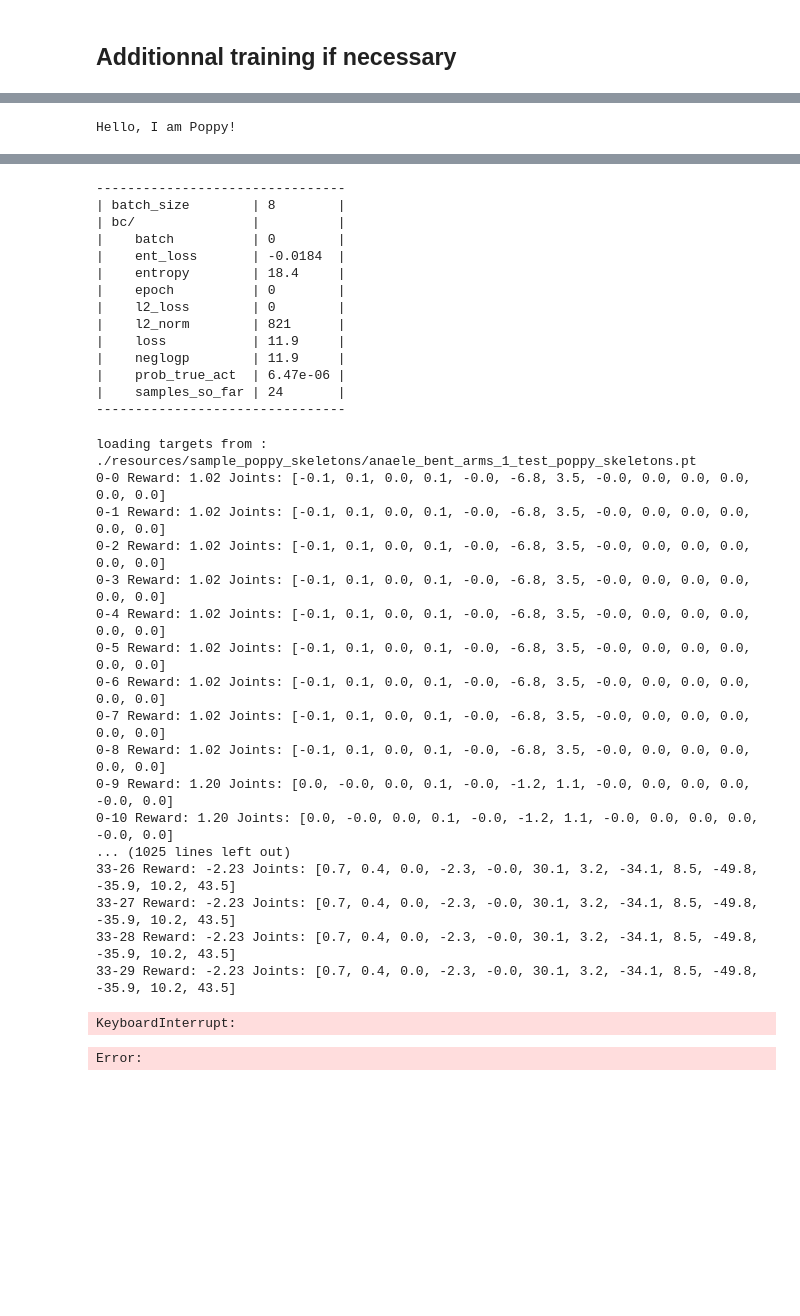
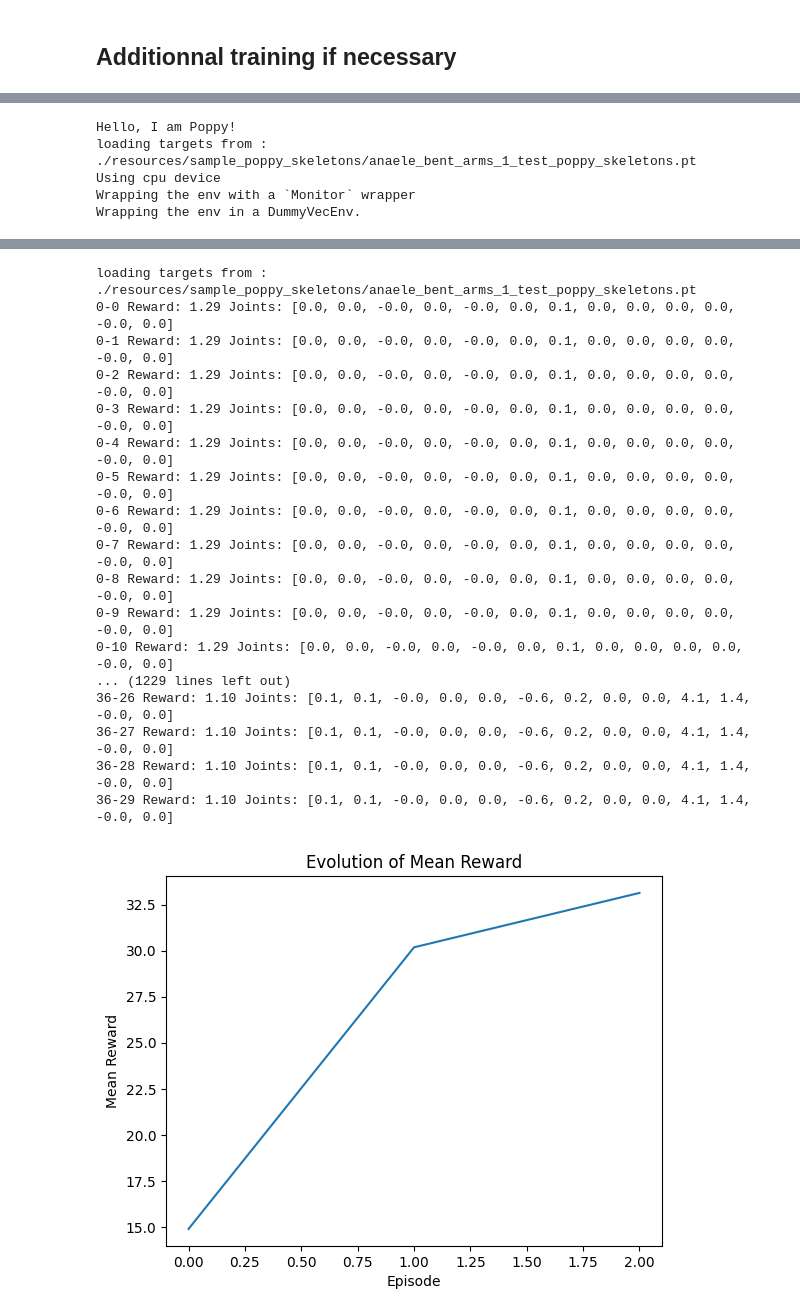
Before and after one commit to anaele-paris/Poppy, a Jupyter notebook: poppy_project_submission/Poppy_final_RL.ipynb, the cells around one changed output, grey strips where cells are left out. Cells and saved outputs as stored; diff of their text form; code cells hidden in the pictures; blank space fills up the shorter version.

```diff
--- a/poppy_project_submission/Poppy_final_RL.ipynb
+++ b/poppy_project_submission/Poppy_final_RL.ipynb
@@ -556,11 +556,12 @@ plt.show()
 # %%
-from Poppy_Env_edouard_anaele import PoppyEnv
+from Poppy_Env_final import PoppyEnv
+from imitation.algorithms import bc
+from imitation.data import types
 from stable_baselines3.common.vec_env import DummyVecEnv
 from stable_baselines3 import PPO
-from imitation.algorithms import bc
 import numpy as np
+import matplotlib.pyplot as plt
 import torch
-from imitation.data import types
 
 device = "cuda" if torch.cuda.is_available() else "cpu"
 
@@ -618,7 +619,7 @@ imitation = bc.BC(
 
 imitation.train(n_epochs=500)
 
-def evaluate_model(model, env, num_episodes=10):
+def evaluate_model(model, env, num_episodes=3):
     episode_rewards = []
     for _ in range(num_episodes):
         obs = env.reset()
@@ -647,3 +648,7 @@ plt.title('Evolution of Mean Reward')
 plt.show()
 # %% [output]
 Hello, I am Poppy!
+loading targets from :  ./resources/sample_poppy_skeletons/anaele_bent_arms_1_test_poppy_skeletons.pt
+Using cpu device
+Wrapping the env with a `Monitor` wrapper
+Wrapping the env in a DummyVecEnv.
@@ -654,33 +669,18 @@ Wrapping the env in a DummyVecEnv.
---------------------------------
-| batch_size        | 8        |
-| bc/               |          |
-|    batch          | 0        |
-|    ent_loss       | -0.0184  |
-|    entropy        | 18.4     |
-|    epoch          | 0        |
-|    l2_loss        | 0        |
-|    l2_norm        | 821      |
-|    loss           | 11.9     |
-|    neglogp        | 11.9     |
-|    prob_true_act  | 6.47e-06 |
-|    samples_so_far | 24       |
---------------------------------
+loading targets from :  ./resources/sample_poppy_skeletons/anaele_bent_arms_1_test_poppy_skeletons.pt
+0-0 Reward: 1.29 Joints: [0.0, 0.0, -0.0, 0.0, -0.0, 0.0, 0.1, 0.0, 0.0, 0.0, 0.0, -0.0, 0.0]
+0-1 Reward: 1.29 Joints: [0.0, 0.0, -0.0, 0.0, -0.0, 0.0, 0.1, 0.0, 0.0, 0.0, 0.0, -0.0, 0.0]
+0-2 Reward: 1.29 Joints: [0.0, 0.0, -0.0, 0.0, -0.0, 0.0, 0.1, 0.0, 0.0, 0.0, 0.0, -0.0, 0.0]
+0-3 Reward: 1.29 Joints: [0.0, 0.0, -0.0, 0.0, -0.0, 0.0, 0.1, 0.0, 0.0, 0.0, 0.0, -0.0, 0.0]
+0-4 Reward: 1.29 Joints: [0.0, 0.0, -0.0, 0.0, -0.0, 0.0, 0.1, 0.0, 0.0, 0.0, 0.0, -0.0, 0.0]
+0-5 Reward: 1.29 Joints: [0.0, 0.0, -0.0, 0.0, -0.0, 0.0, 0.1, 0.0, 0.0, 0.0, 0.0, -0.0, 0.0]
+0-6 Reward: 1.29 Joints: [0.0, 0.0, -0.0, 0.0, -0.0, 0.0, 0.1, 0.0, 0.0, 0.0, 0.0, -0.0, 0.0]
+0-7 Reward: 1.29 Joints: [0.0, 0.0, -0.0, 0.0, -0.0, 0.0, 0.1, 0.0, 0.0, 0.0, 0.0, -0.0, 0.0]
+0-8 Reward: 1.29 Joints: [0.0, 0.0, -0.0, 0.0, -0.0, 0.0, 0.1, 0.0, 0.0, 0.0, 0.0, -0.0, 0.0]
+0-9 Reward: 1.29 Joints: [0.0, 0.0, -0.0, 0.0, -0.0, 0.0, 0.1, 0.0, 0.0, 0.0, 0.0, -0.0, 0.0]
+0-10 Reward: 1.29 Joints: [0.0, 0.0, -0.0, 0.0, -0.0, 0.0, 0.1, 0.0, 0.0, 0.0, 0.0, -0.0, 0.0]
+... (1229 lines left out)
+36-26 Reward: 1.10 Joints: [0.1, 0.1, -0.0, 0.0, 0.0, -0.6, 0.2, 0.0, 0.0, 4.1, 1.4, -0.0, 0.0]
+36-27 Reward: 1.10 Joints: [0.1, 0.1, -0.0, 0.0, 0.0, -0.6, 0.2, 0.0, 0.0, 4.1, 1.4, -0.0, 0.0]
+36-28 Reward: 1.10 Joints: [0.1, 0.1, -0.0, 0.0, 0.0, -0.6, 0.2, 0.0, 0.0, 4.1, 1.4, -0.0, 0.0]
+36-29 Reward: 1.10 Joints: [0.1, 0.1, -0.0, 0.0, 0.0, -0.6, 0.2, 0.0, 0.0, 4.1, 1.4, -0.0, 0.0]
-loading targets from :  ./resources/sample_poppy_skeletons/anaele_bent_arms_1_test_poppy_skeletons.pt
-0-0 Reward: 1.02 Joints: [-0.1, 0.1, 0.0, 0.1, -0.0, -6.8, 3.5, -0.0, 0.0, 0.0, 0.0, 0.0, 0.0]
-0-1 Reward: 1.02 Joints: [-0.1, 0.1, 0.0, 0.1, -0.0, -6.8, 3.5, -0.0, 0.0, 0.0, 0.0, 0.0, 0.0]
-0-2 Reward: 1.02 Joints: [-0.1, 0.1, 0.0, 0.1, -0.0, -6.8, 3.5, -0.0, 0.0, 0.0, 0.0, 0.0, 0.0]
-0-3 Reward: 1.02 Joints: [-0.1, 0.1, 0.0, 0.1, -0.0, -6.8, 3.5, -0.0, 0.0, 0.0, 0.0, 0.0, 0.0]
-0-4 Reward: 1.02 Joints: [-0.1, 0.1, 0.0, 0.1, -0.0, -6.8, 3.5, -0.0, 0.0, 0.0, 0.0, 0.0, 0.0]
-0-5 Reward: 1.02 Joints: [-0.1, 0.1, 0.0, 0.1, -0.0, -6.8, 3.5, -0.0, 0.0, 0.0, 0.0, 0.0, 0.0]
-0-6 Reward: 1.02 Joints: [-0.1, 0.1, 0.0, 0.1, -0.0, -6.8, 3.5, -0.0, 0.0, 0.0, 0.0, 0.0, 0.0]
-0-7 Reward: 1.02 Joints: [-0.1, 0.1, 0.0, 0.1, -0.0, -6.8, 3.5, -0.0, 0.0, 0.0, 0.0, 0.0, 0.0]
-0-8 Reward: 1.02 Joints: [-0.1, 0.1, 0.0, 0.1, -0.0, -6.8, 3.5, -0.0, 0.0, 0.0, 0.0, 0.0, 0.0]
-0-9 Reward: 1.20 Joints: [0.0, -0.0, 0.0, 0.1, -0.0, -1.2, 1.1, -0.0, 0.0, 0.0, 0.0, -0.0, 0.0]
-0-10 Reward: 1.20 Joints: [0.0, -0.0, 0.0, 0.1, -0.0, -1.2, 1.1, -0.0, 0.0, 0.0, 0.0, -0.0, 0.0]
-... (1025 lines left out)
-33-26 Reward: -2.23 Joints: [0.7, 0.4, 0.0, -2.3, -0.0, 30.1, 3.2, -34.1, 8.5, -49.8, -35.9, 10.2, 43.5]
-33-27 Reward: -2.23 Joints: [0.7, 0.4, 0.0, -2.3, -0.0, 30.1, 3.2, -34.1, 8.5, -49.8, -35.9, 10.2, 43.5]
-33-28 Reward: -2.23 Joints: [0.7, 0.4, 0.0, -2.3, -0.0, 30.1, 3.2, -34.1, 8.5, -49.8, -35.9, 10.2, 43.5]
-33-29 Reward: -2.23 Joints: [0.7, 0.4, 0.0, -2.3, -0.0, 30.1, 3.2, -34.1, 8.5, -49.8, -35.9, 10.2, 43.5]
-KeyboardInterrupt:
-Error:
+[figure, added]
```
Also changed, not shown: parts of 11 cells of this notebook.
